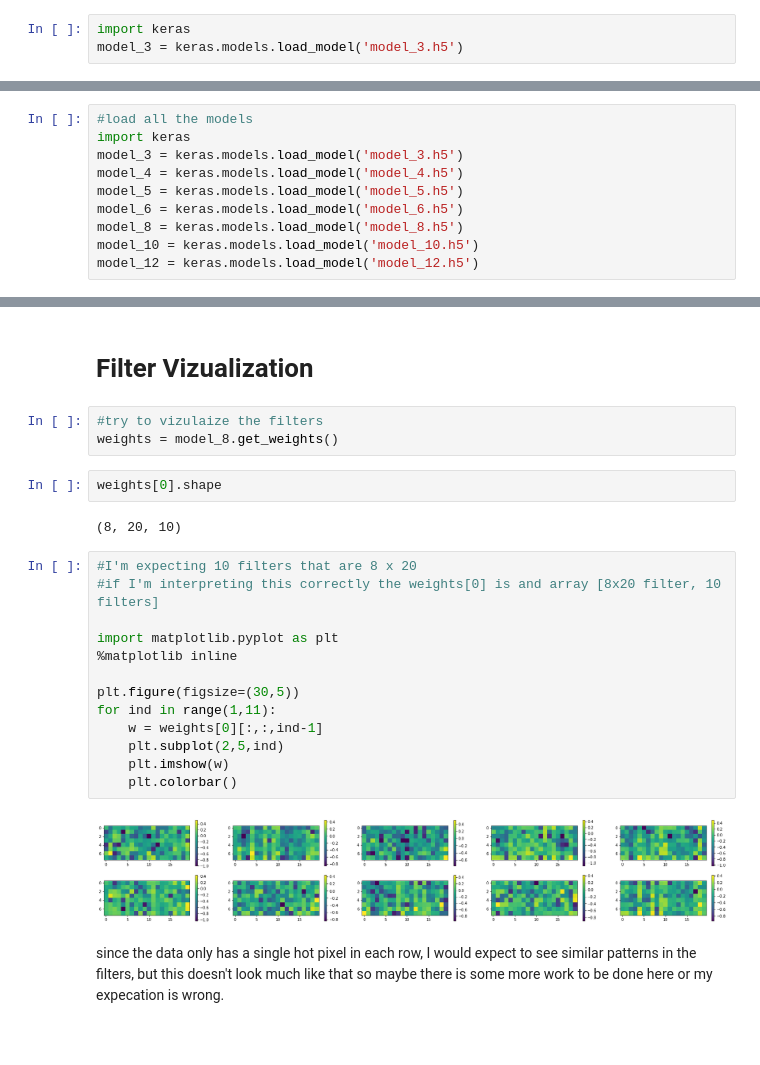
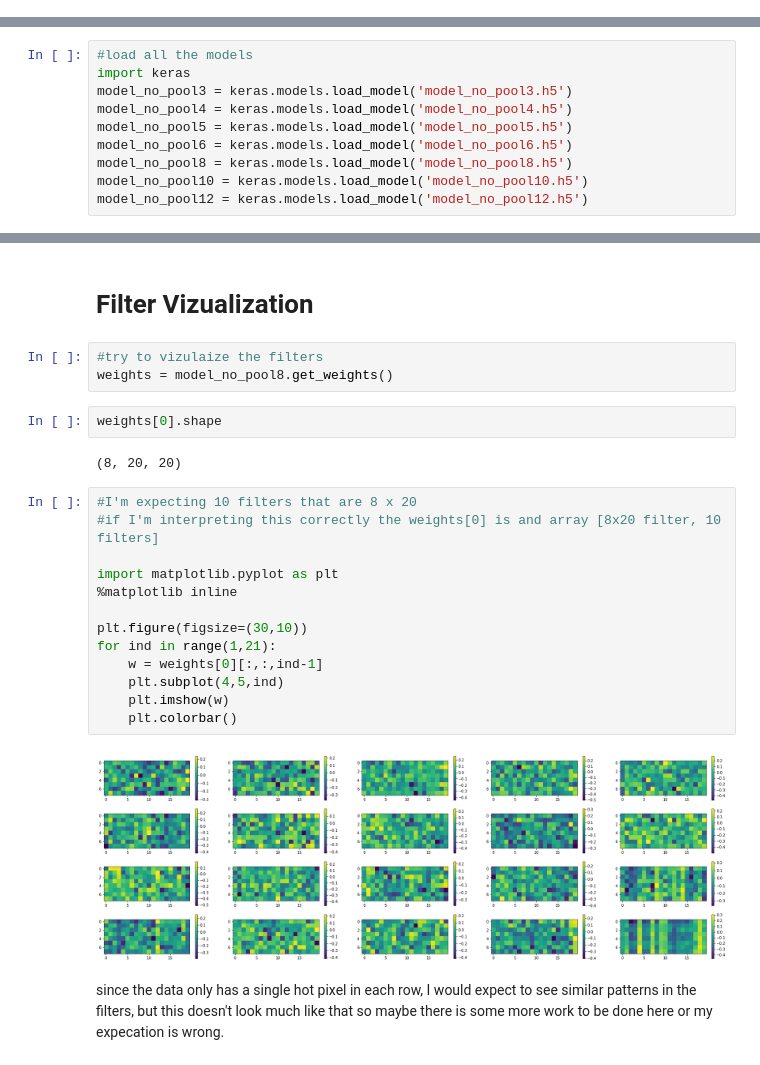
Before and after one commit to jayruth/NovoNordisk_Capstone, a Jupyter notebook: dev_jay/aa_one_hot_CNN_no_pooling.ipynb, the cells around one changed output, grey strips where cells are left out. Saved outputs shown, nothing was run; the diff lists cells and outputs as text; blank space fills up the shorter version.

```diff
--- a/dev_jay/aa_one_hot_CNN_no_pooling.ipynb
+++ b/dev_jay/aa_one_hot_CNN_no_pooling.ipynb
@@ -82,3 +93,0 @@ model saved as:  model_3.h5
-# %%
-import keras
-model_3 = keras.models.load_model('model_3.h5')
@@ -225,13 +216,13 @@ model saved as:  model_12.h5
 # %%
 #load all the models
 import keras
-model_3 = keras.models.load_model('model_3.h5')
-model_4 = keras.models.load_model('model_4.h5')
-model_5 = keras.models.load_model('model_5.h5')
-model_6 = keras.models.load_model('model_6.h5')
-model_8 = keras.models.load_model('model_8.h5')
-model_10 = keras.models.load_model('model_10.h5')
-model_12 = keras.models.load_model('model_12.h5')
+model_no_pool3 = keras.models.load_model('model_no_pool3.h5')
+model_no_pool4 = keras.models.load_model('model_no_pool4.h5')
+model_no_pool5 = keras.models.load_model('model_no_pool5.h5')
+model_no_pool6 = keras.models.load_model('model_no_pool6.h5')
+model_no_pool8 = keras.models.load_model('model_no_pool8.h5')
+model_no_pool10 = keras.models.load_model('model_no_pool10.h5')
+model_no_pool12 = keras.models.load_model('model_no_pool12.h5')
 # %%
 x = x_train
 y = y_train
@@ -334,25 +280,25 @@ Test acc
 # Filter Vizualization
 # %%
 #try to vizulaize the filters
-weights = model_8.get_weights()
+weights = model_no_pool8.get_weights()
 # %%
 weights[0].shape
 # %% [output]
-(8, 20, 10)
+(8, 20, 20)
 # %%
 #I'm expecting 10 filters that are 8 x 20
 #if I'm interpreting this correctly the weights[0] is and array [8x20 filter, 10 filters]
 
 import matplotlib.pyplot as plt
 %matplotlib inline
 
-plt.figure(figsize=(30,5))
-for ind in range(1,11):
+plt.figure(figsize=(30,10))
+for ind in range(1,21):
     w = weights[0][:,:,ind-1]
-    plt.subplot(2,5,ind)
+    plt.subplot(4,5,ind)
     plt.imshow(w)
     plt.colorbar()
 # %% [output]
-[figure, old version]
+[figure, new version]
 # %% [markdown]
 since the data only has a single hot pixel in each row, I would expect to see similar patterns in the filters, but this doesn't look much like that so maybe there is some more work to be done here or my expecation is wrong.
```
Also changed, not shown: parts of 14 cells of this notebook, 2 other files.
